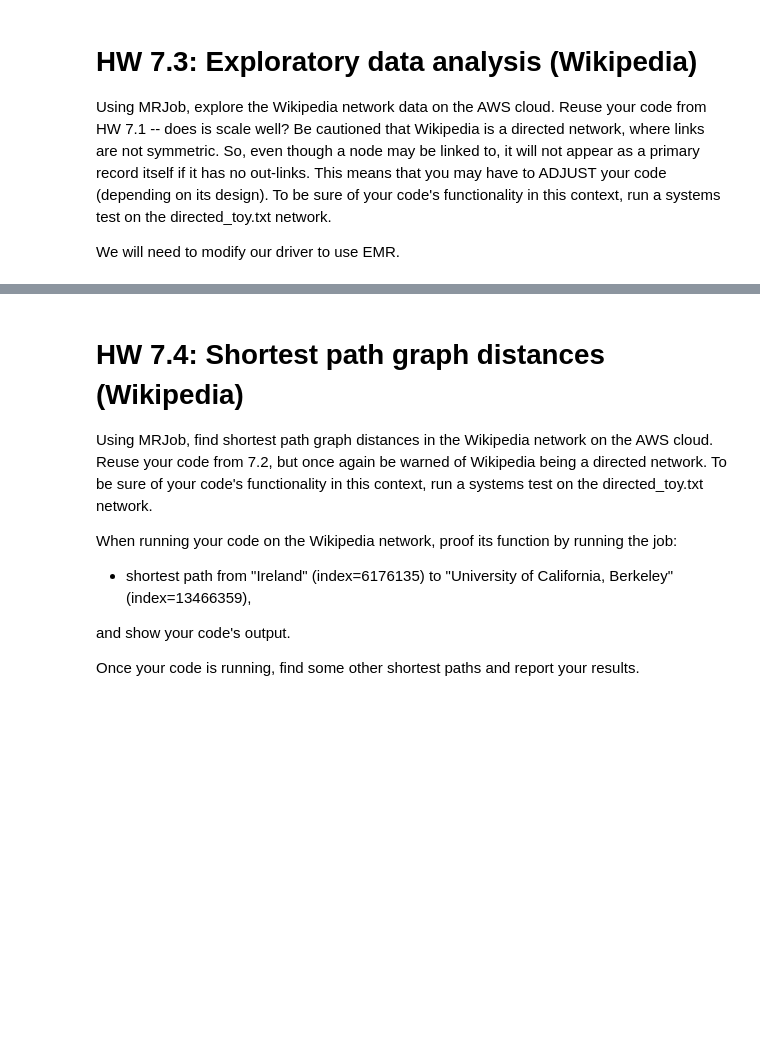
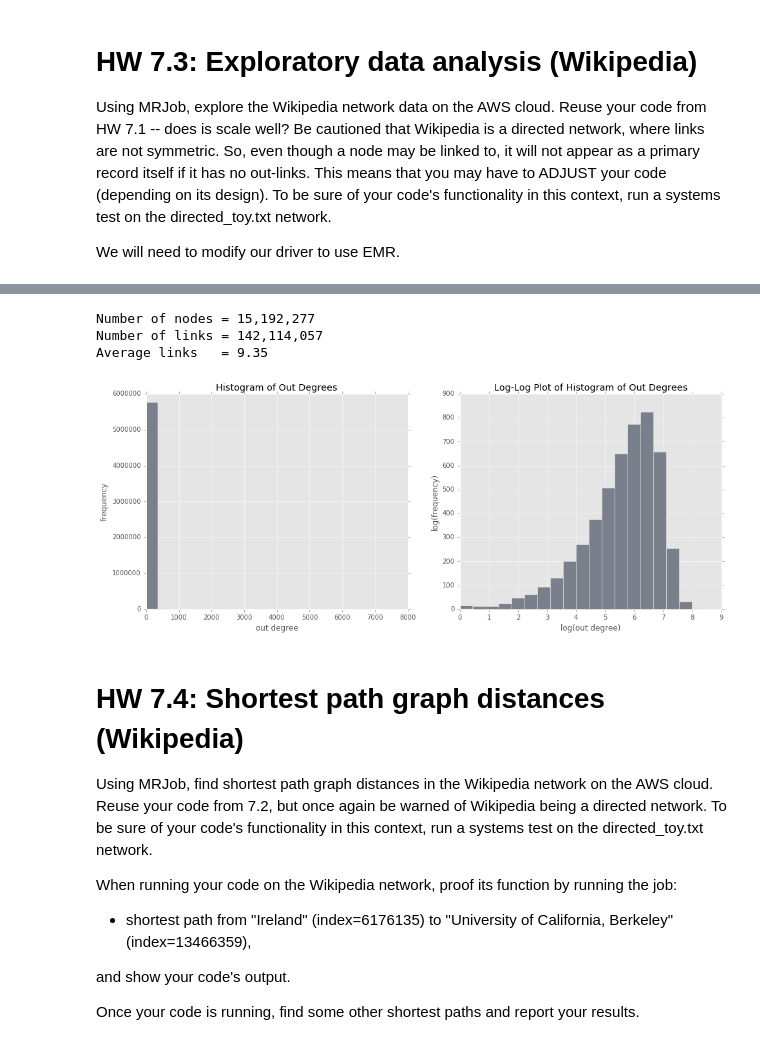
Before and after one commit to mseltz/W261-Fall2016, a Jupyter notebook: Week07/MIDS-W261-2016-HWK-Week07-DangSeltzer.ipynb, the cells around one changed output, grey strips where cells are left out. Saved outputs shown, nothing was run; the diff lists cells and outputs as text; code cells hidden in the pictures; blank space fills up the shorter version.

```diff
--- a/Week07/MIDS-W261-2016-HWK-Week07-DangSeltzer.ipynb
+++ b/Week07/MIDS-W261-2016-HWK-Week07-DangSeltzer.ipynb
@@ -613 +524,3 @@ bucketName = 'ms-w261-hw07'
+# %%
+hadoopBaseDir = '/user/ubuntu'
 # %%
@@ -732,3 +625,16 @@ WARNING:mrjob.conf:Got unexpected keyword arguments: ssh_tunnel
+# %%
+import functools
+from MRJob_Explore import explore
+
+exploreDataHadoop = functools.partial(exploreData, 'hadoop')
+
+filename = 'hdfs://%s/%s' % (hadoopBaseDir, 'wikipedia/split')
+exploreDataHadoop(filename)
+# %% [output]
+Number of nodes = 15,192,277
+Number of links = 142,114,057
+Average links   = 9.35
+[figure, added]
 # %% [markdown]
 # HW 7.4: Shortest path graph distances (Wikipedia)
 
```
Also changed, not shown: parts of 25 cells of this notebook, 1 other file.
